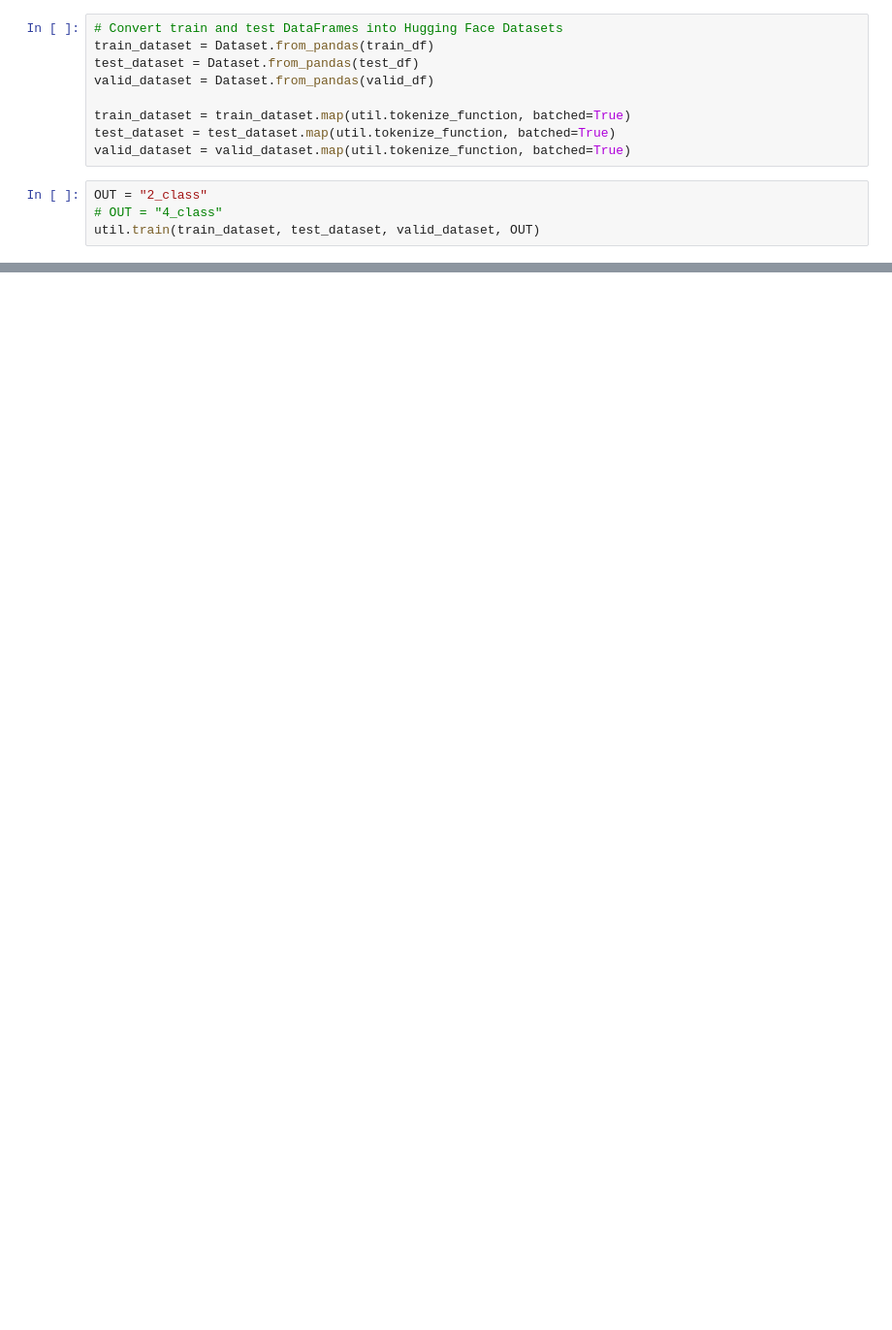
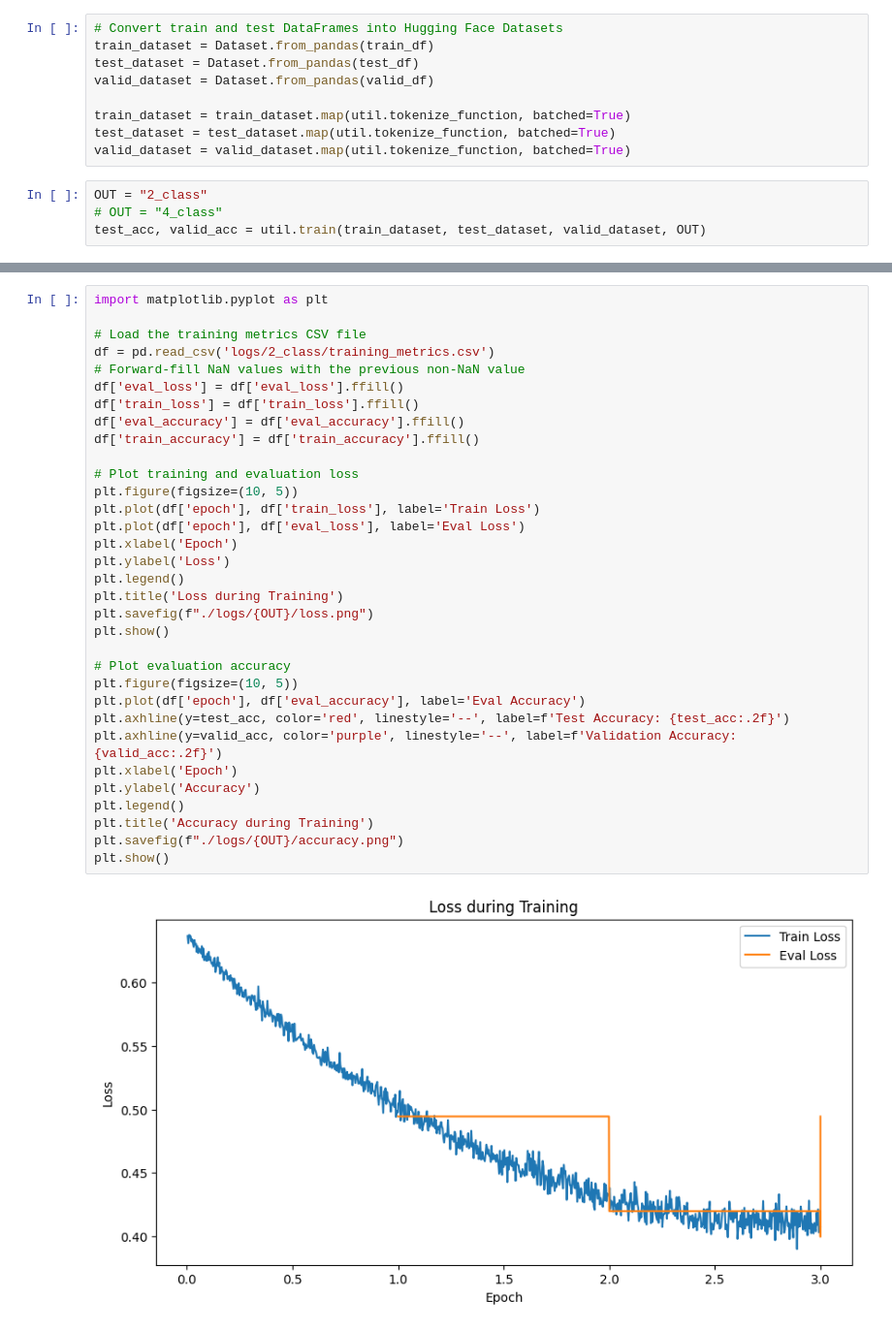
Before and after one commit to triplejay2013/truthseeker, a Jupyter notebook: notebooks/consensus.ipynb, the cells around one changed output, grey strips where cells are left out. Shown at 97% size. Cells and saved outputs as stored; diff of their text form; blank space fills up the shorter version.

```diff
--- a/notebooks/consensus.ipynb
+++ b/notebooks/consensus.ipynb
@@ -104,5 +109,5 @@ valid_dataset = valid_dataset.map(util.tokenize_function, batched=True)
 # %%
 OUT = "2_class"
 # OUT = "4_class"
-util.train(train_dataset, test_dataset, valid_dataset, OUT)
+test_acc, valid_acc = util.train(train_dataset, test_dataset, valid_dataset, OUT)
 # %% [output]
@@ -114,0 +122,35 @@ PredictionOutput(predictions=array([[-0.0994429]], dtype=float32), label_ids=arr
+# %%
+import matplotlib.pyplot as plt
+
+# Load the training metrics CSV file
+df = pd.read_csv('logs/2_class/training_metrics.csv')
+# Forward-fill NaN values with the previous non-NaN value
+df['eval_loss'] = df['eval_loss'].ffill()
+df['train_loss'] = df['train_loss'].ffill()
+df['eval_accuracy'] = df['eval_accuracy'].ffill()
+df['train_accuracy'] = df['train_accuracy'].ffill()
+
+# Plot training and evaluation loss
+plt.figure(figsize=(10, 5))
+plt.plot(df['epoch'], df['train_loss'], label='Train Loss')
+plt.plot(df['epoch'], df['eval_loss'], label='Eval Loss')
+plt.xlabel('Epoch')
+plt.ylabel('Loss')
+plt.legend()
+plt.title('Loss during Training')
+plt.savefig(f"./logs/{OUT}/loss.png")
+plt.show()
+
+# Plot evaluation accuracy
+plt.figure(figsize=(10, 5))
+plt.plot(df['epoch'], df['eval_accuracy'], label='Eval Accuracy')
+plt.axhline(y=test_acc, color='red', linestyle='--', label=f'Test Accuracy: {test_acc:.2f}')
+plt.axhline(y=valid_acc, color='purple', linestyle='--', label=f'Validation Accuracy: {valid_acc:.2f}')
+plt.xlabel('Epoch')
+plt.ylabel('Accuracy')
+plt.legend()
+plt.title('Accuracy during Training')
+plt.savefig(f"./logs/{OUT}/accuracy.png")
+plt.show()
+# %% [output]
+[figure, added]
```
Also changed, not shown: parts of 9 cells of this notebook, 3 other files.
